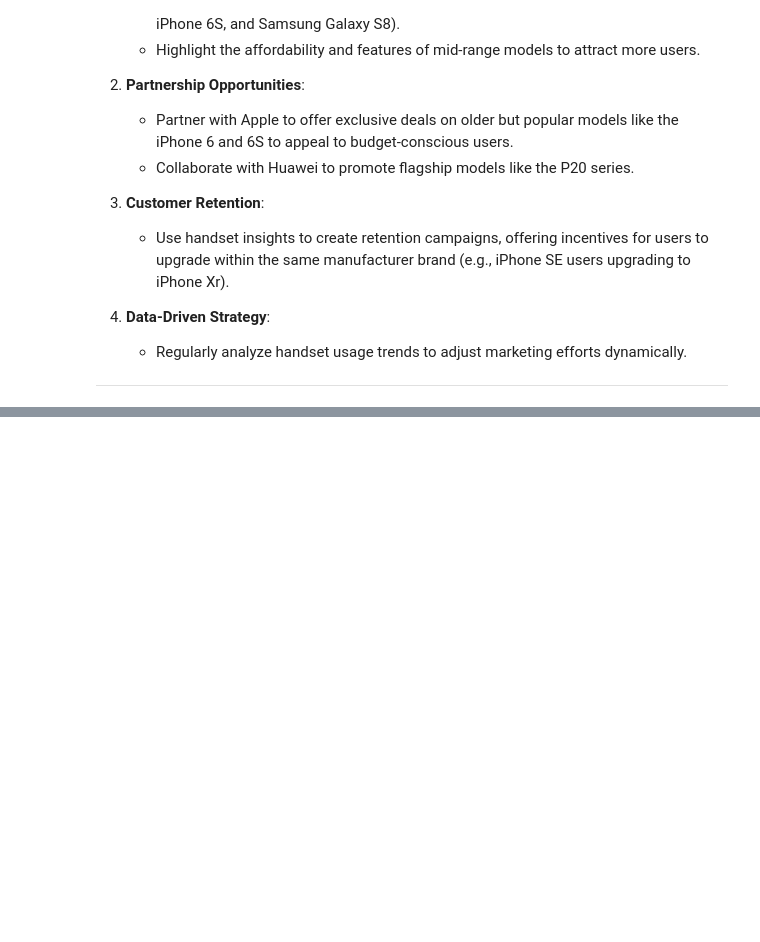
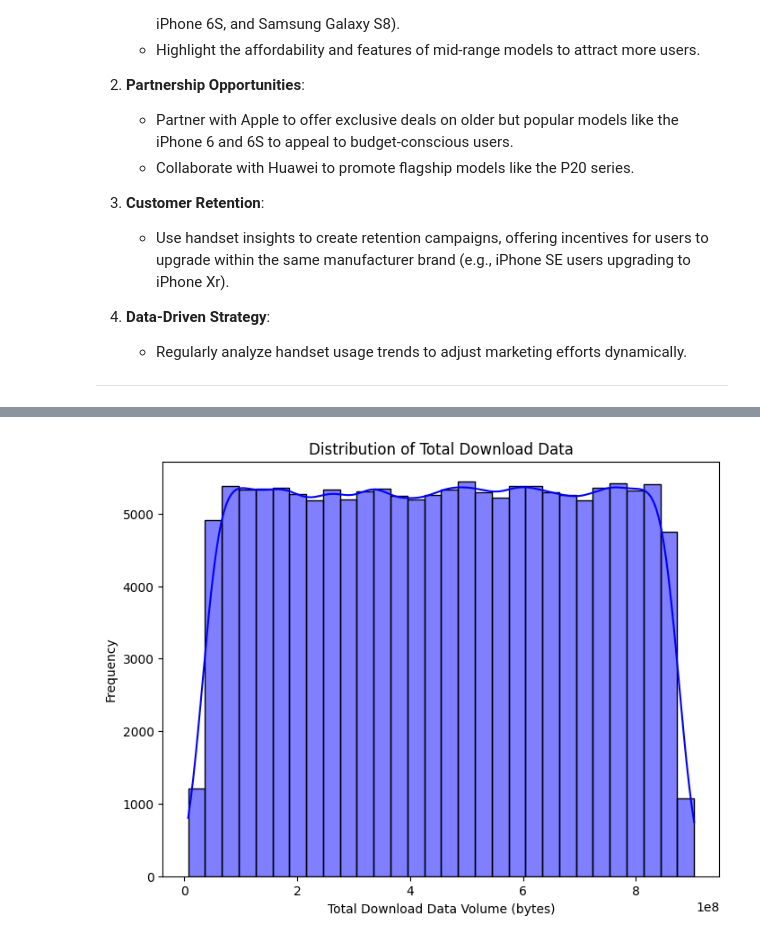
Before and after one commit to tesfaymebre/TellCo-Customer-Segmentation-and-Profitability, a Jupyter notebook: notebooks/tellco_customer.ipynb, the cells around one changed output, grey strips where cells are left out. Cells and saved outputs as stored; diff of their text form; code cells hidden in the pictures; blank space fills up the shorter version.

Commit message:
feat: add cleaning data and user behavior analysis

```diff
--- a/notebooks/tellco_customer.ipynb
+++ b/notebooks/tellco_customer.ipynb
@@ -267,0 +274,6 @@ Name: Handset Type, dtype: int64
+# %%
+from data_cleaning import missing_value_report
+
+report = missing_value_report(df)
+print("Missing Value Report:")
+print(report)
@@ -267,0 +298,14 @@ Name: Handset Type, dtype: int64
+# %%
+columns_to_drop = report[report['Percentage'] > 70]['Column']
+
+# Drop high missing value columns
+df = df.drop(columns=columns_to_drop, axis=1)
+# %%
+from data_cleaning import impute_missing_values
+
+
+# Pre-Imputation for Moderate Missing Value Columns
+columns_to_impute = ['http dl (bytes)', 'http ul (bytes)']
+for column in columns_to_impute:
+    if column in df.columns:
+        df = impute_missing_values(df, 'handset type', column)
@@ -267,0 +404,15 @@ Name: Handset Type, dtype: int64
+# %%
+from data_transform import compute_total_duration, create_decile_classes, compute_total_data_per_decile
+
+# Step 1: Compute Total Duration for All Sessions Per User
+df = compute_total_duration(df)
+
+# Step 2: Create Decile Classes for Total Duration
+valid_users = create_decile_classes(df)
+
+# Step 3: Compute Total Data (DL + UL) Per Decile Class
+decile_analysis = compute_total_data_per_decile(valid_users)
+
+# Print Decile Analysis
+print("Decile Analysis:")
+print(decile_analysis)
@@ -267,0 +463,9 @@ Name: Handset Type, dtype: int64
+# %%
+# Explore individual variable distributions.
+from visualizer import uni_variate_plot
+
+# Plot univariate distribution of total download data volume
+uni_variate_plot(df, 'total dl (bytes)', 'Distribution of Total Download Data', 'Total Download Data Volume (bytes)',
+                 'Frequency', 'blue')
+# %% [output]
+[figure, added]
```
Also changed, not shown: parts of 14 cells of this notebook, 5 other files.
